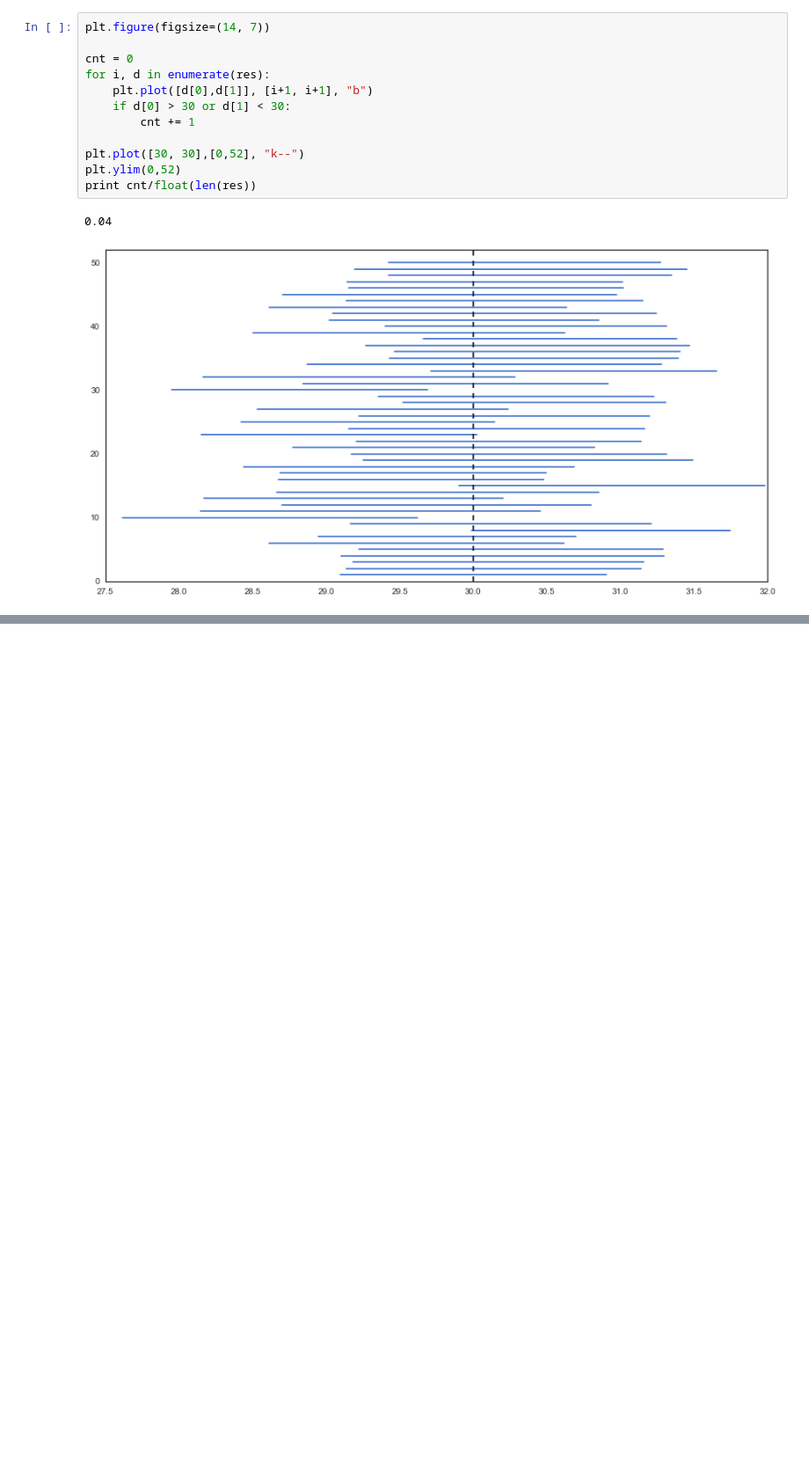
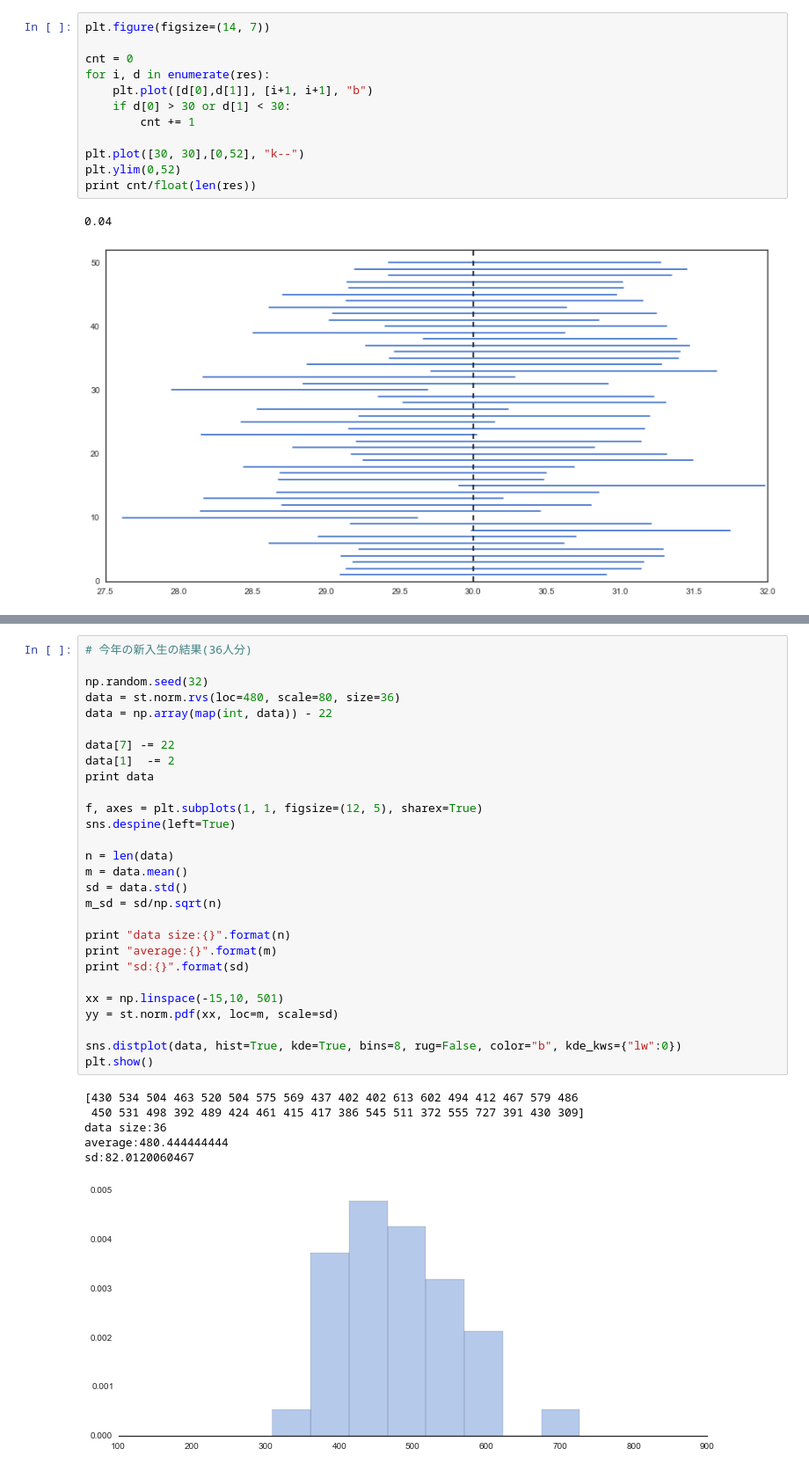
Before and after one commit to matsuken92/Qiita_Contents, a Jupyter notebook: statistics_lecture/Demonstration.ipynb, the cells around one changed output, grey strips where cells are left out. Shown at 88% size. Cells and saved outputs as stored; diff of their text form; blank space fills up the shorter version.

```diff
--- a/statistics_lecture/Demonstration.ipynb
+++ b/statistics_lecture/Demonstration.ipynb
@@ -418,0 +442,35 @@ print cnt/float(len(res))
+# %%
+# 今年の新入生の結果(36人分)
+
+np.random.seed(32)
+data = st.norm.rvs(loc=480, scale=80, size=36)
+data = np.array(map(int, data)) - 22
+
+data[7] -= 22
+data[1]  -= 2
+print data
+
+f, axes = plt.subplots(1, 1, figsize=(12, 5), sharex=True)
+sns.despine(left=True)
+
+n = len(data)
+m = data.mean()
+sd = data.std()
+m_sd = sd/np.sqrt(n)
+
+print "data size:{}".format(n)
+print "average:{}".format(m)
+print "sd:{}".format(sd)
+
+xx = np.linspace(-15,10, 501)
+yy = st.norm.pdf(xx, loc=m, scale=sd)
+
+sns.distplot(data, hist=True, kde=True, bins=8, rug=False, color="b", kde_kws={"lw":0})
+plt.show()
+# %% [output]
+[430 534 504 463 520 504 575 569 437 402 402 613 602 494 412 467 579 486
+ 450 531 498 392 489 424 461 415 417 386 545 511 372 555 727 391 430 309]
+data size:36
+average:480.444444444
+sd:82.0120060467
+[figure, added]
```
Also changed, not shown: parts of 3 cells of this notebook.
